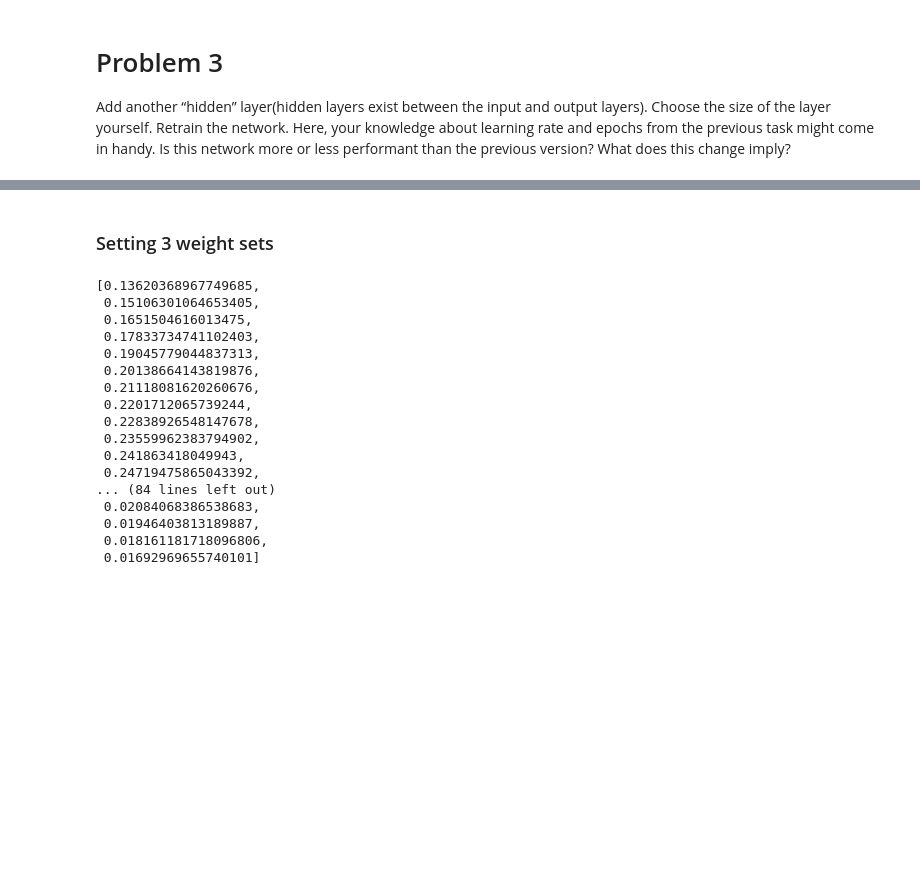
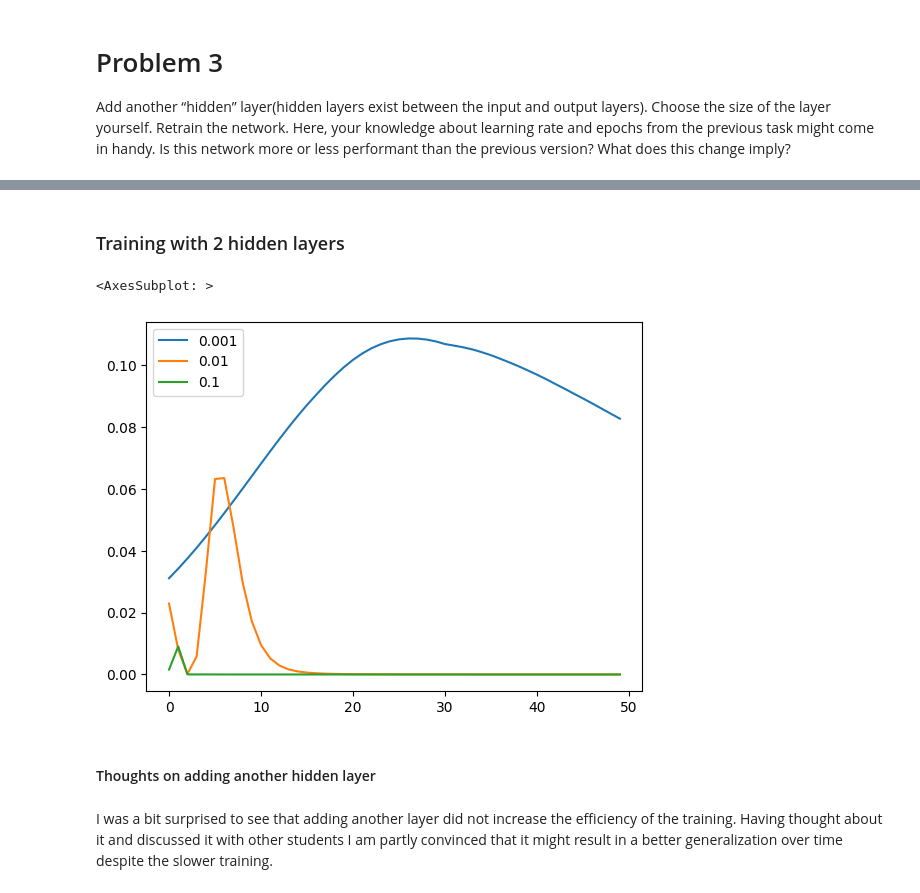
Before and after one commit to carlosreiakvam-uit/AI-Neural, a Jupyter notebook: mandatory_asignments/mandatory_2/assignment_2_carlos_reiakvam.ipynb, the cells around one changed output, grey strips where cells are left out. Drawn from its saved outputs; the diff is of its cells as text; code cells hidden in the pictures; blank space fills up the shorter version.

```diff
--- a/mandatory_asignments/mandatory_2/assignment_2_carlos_reiakvam.ipynb
+++ b/mandatory_asignments/mandatory_2/assignment_2_carlos_reiakvam.ipynb
@@ -196,26 +202,24 @@ def nn_three_layers(epochs, act_func, a_func_grad, lr, n_nodes_l1, n_nodes_mid):
             error = delta_2 ** 2
             errors.append(error[0][0])
     return errors
-# %% [markdown]
-### Setting 3 weight sets
-# %%
-lr = 0.001
-nn_three_layers(1000, relu, relu_grad, 0.001, 8, 10)
-# %% [output]
-[0.13620368967749685,
- 0.15106301064653405,
- 0.1651504616013475,
- 0.17833734741102403,
- 0.19045779044837313,
- 0.20138664143819876,
- 0.21118081620260676,
- 0.2201712065739244,
- 0.22838926548147678,
- 0.23559962383794902,
- 0.241863418049943,
- 0.24719475865043392,
-... (84 lines left out)
- 0.02084068386538683,
- 0.01946403813189887,
- 0.018161181718096806,
- 0.01692969655740101]
+# %% [markdown]
+### Training with 2 hidden layers
+# %%
+lrs = [0.001, 0.01, 0.1] # excluding lr=1 and lr=10
+epochs = 500
+errors = []
+l1_nodes = 8
+l2_nodes = 8
+for lr in lrs:
+    errors.append(nn_three_layers(epochs, relu, relu_grad, lr, l1_nodes, l2_nodes))
+# %%
+errors_np = np.array(errors).T
+df = pd.DataFrame(errors_np, columns=['0.001', '0.01', '0.1'])
+df.plot()
+# %% [output]
+<AxesSubplot: >
+[figure, added]
+# %% [markdown]
+#### Thoughts on adding another hidden layer
+# %% [markdown]
+I was a bit surprised to see that adding another layer did not increase the efficiency of the training. Having thought about it and discussed it with other students I am partly convinced that it might result in a better generalization over time despite the slower training.
```
Also changed, not shown: parts of 13 cells of this notebook.
